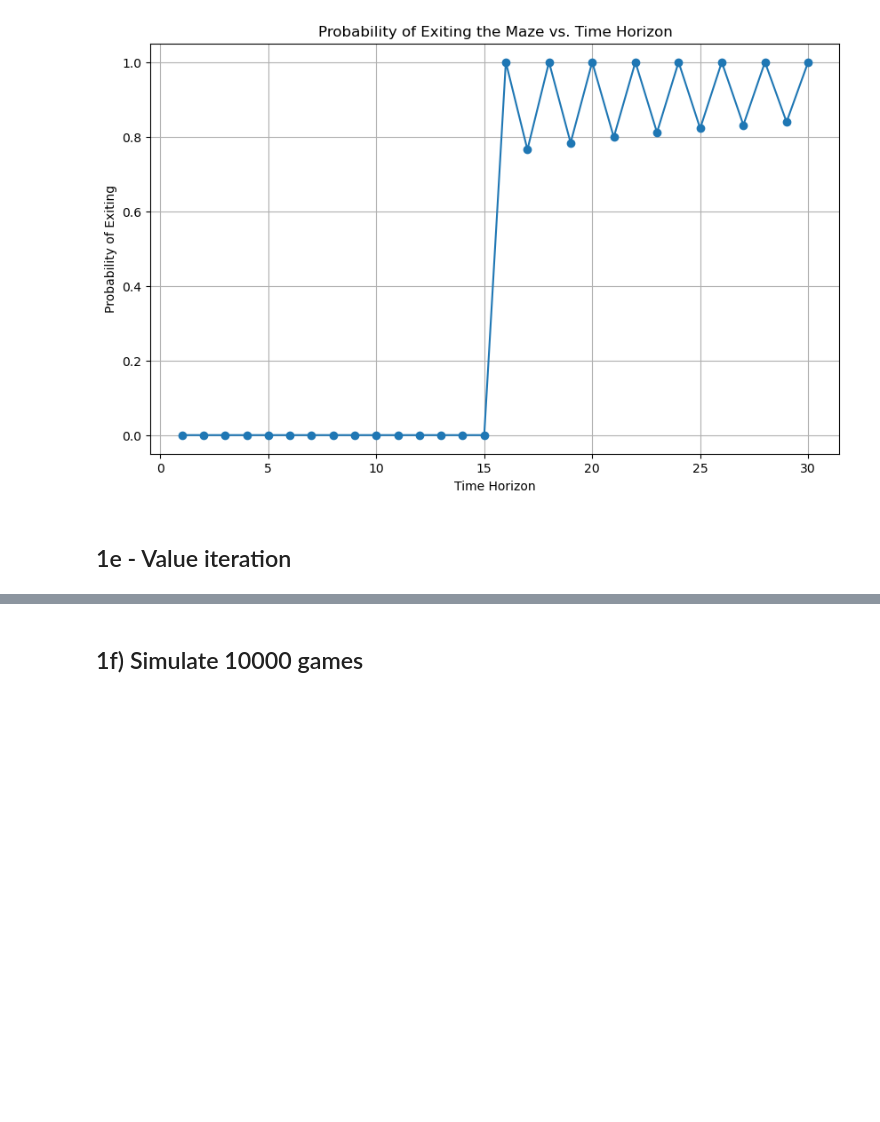
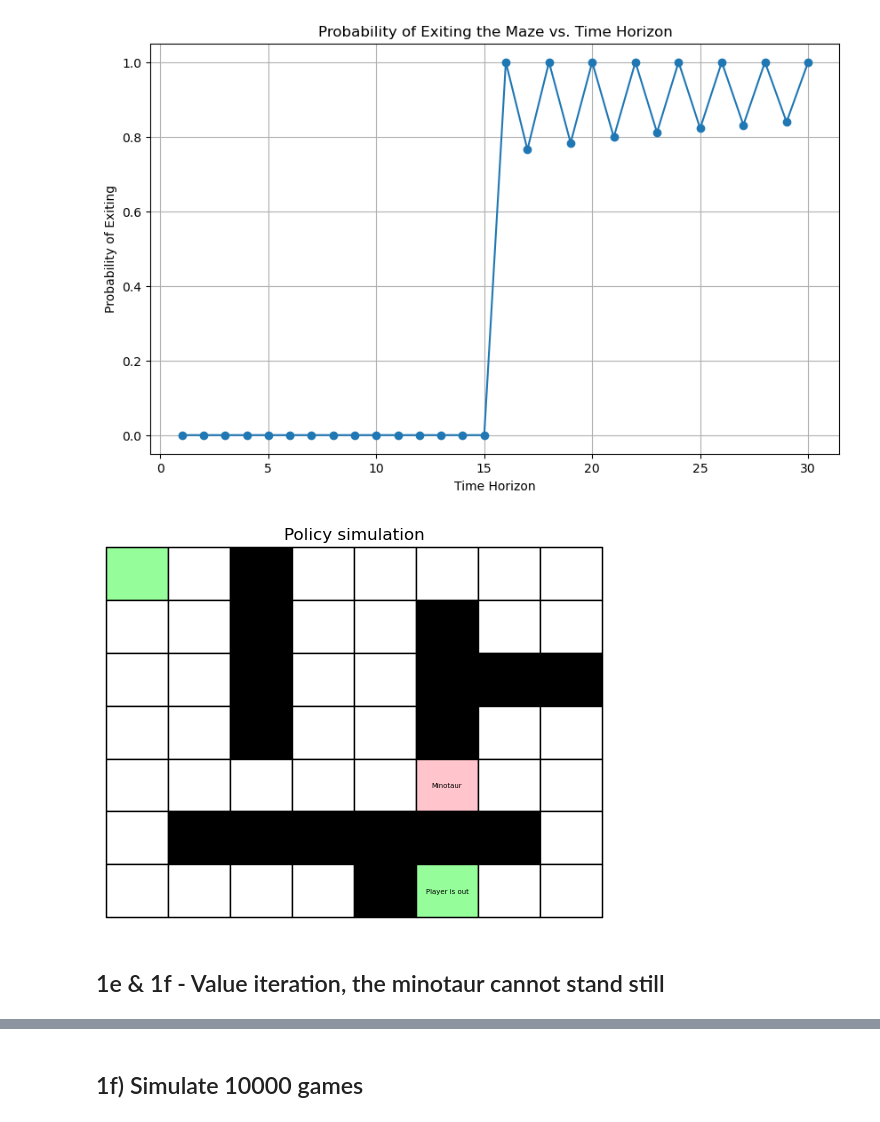
Before and after one commit to SevenhuijsenM/Lab-1-Reinforcement-Learning, a Jupyter notebook: problem_1.ipynb, the cells around one changed output, grey strips where cells are left out. Saved outputs shown, nothing was run; the diff lists cells and outputs as text; code cells hidden in the pictures; blank space fills up the shorter version.

```diff
--- a/problem_1.ipynb
+++ b/problem_1.ipynb
@@ -224,11 +220,12 @@ plt.show()
 [figure]
 # %%
 # Simuate a shortest path
-importlib.reload(mz)
 method = 'DynProg'
 path = env.simulate(policy, method)
 
 mz.animate_solution(maze, path)
+# %% [output]
+[figure, added]
 # %% [markdown]
-## 1e - Value iteration
+## 1e & 1f - Value iteration, the minotaur cannot stand still
 # %%
```
Also changed, not shown: parts of 9 cells of this notebook, 1 other file.
